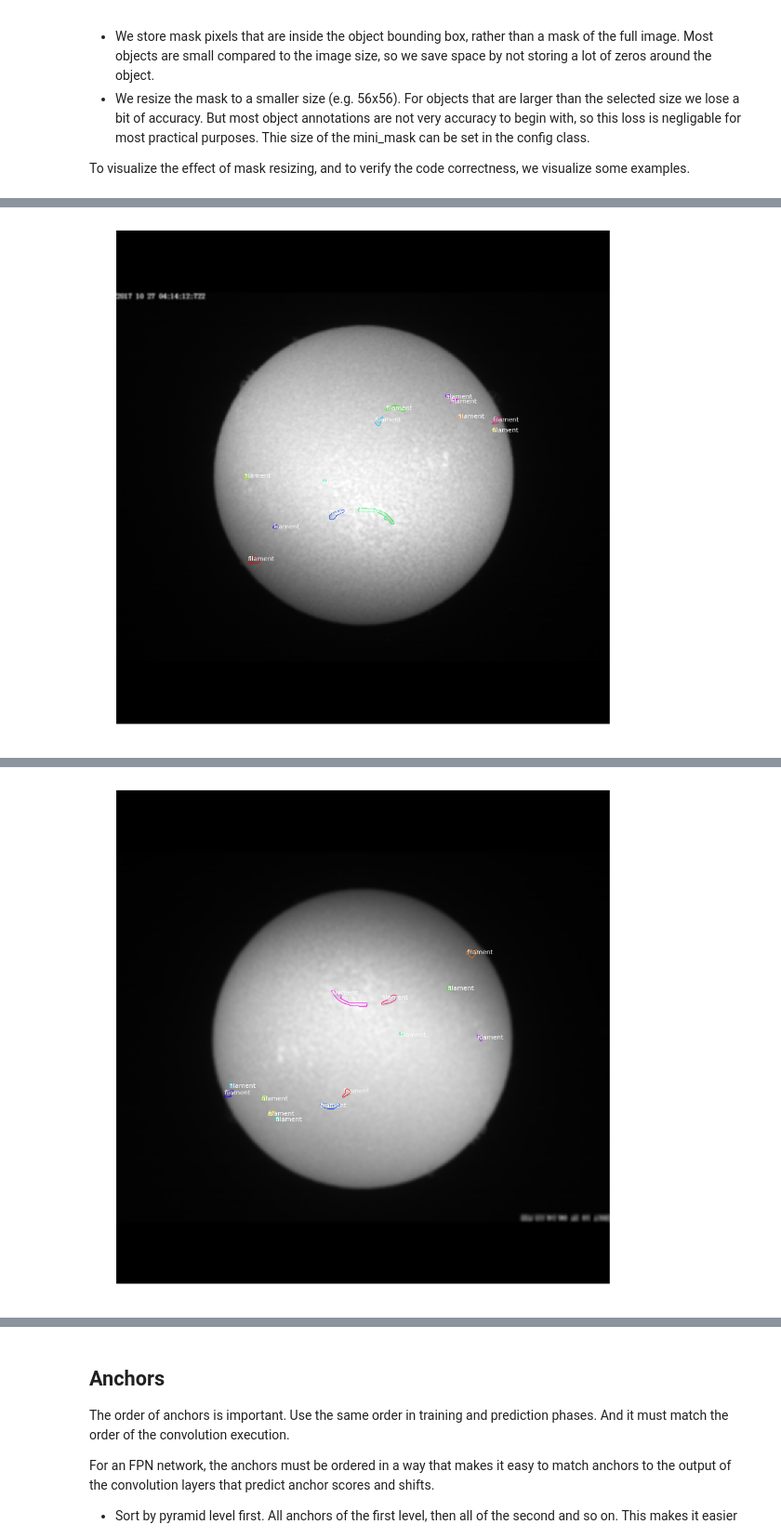
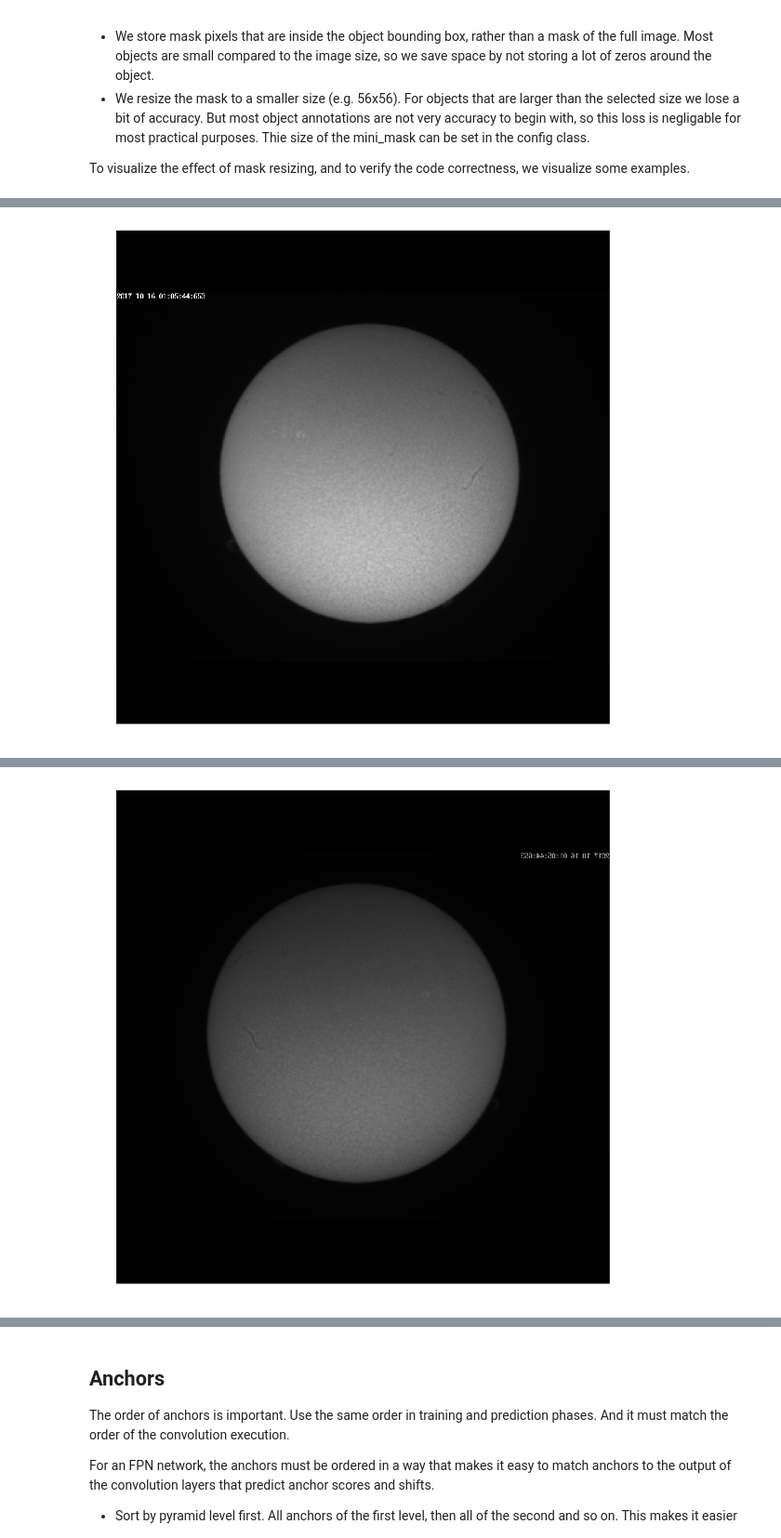
Before and after one commit to onoma-hristy/mrcnn_test_fork, a Jupyter notebook: inspect_filament_data.ipynb, the cells around one changed output, grey strips where cells are left out. Shown at 93% size. Saved outputs shown, nothing was run; the diff lists cells and outputs as text; code cells hidden in the pictures.

Commit message:
1.6 updated augmentation

```diff
--- a/inspect_filament_data.ipynb
+++ b/inspect_filament_data.ipynb
@@ -182,19 +182,28 @@ visualize.display_instances(image, bbox, mask, class_ids, dataset.class_names)
 
 # List of augmentations
 # http://imgaug.readthedocs.io/en/latest/source/augmenters.html
-augmentation = iaa.Sometimes(0.9, [
-    iaa.Fliplr(0.5),
-    iaa.Flipud(0.5),
-    iaa.Multiply((0.8, 1.2)),
-    iaa.GaussianBlur(sigma=(0.0, 5.0))
-])
-
+#augmentation = iaa.Sometimes(0.9, [
+#    iaa.Fliplr(0.5),
+#    iaa.Flipud(0.5),
+#    iaa.Multiply((0.8, 1.2)),
+#    iaa.GaussianBlur(sigma=(0.0, 5.0))
+#])
+augmentation = iaa.SomeOf((0, 4), [
+#        iaa.Fliplr(0.5),
+#        iaa.Flipud(0.5),
+#        iaa.OneOf([iaa.Affine(rotate=90),
+#                   iaa.Affine(rotate=45),
+#                   iaa.Affine(rotate=10),
+#                   iaa.Affine(rotate=5)]),
+        iaa.Multiply((0.6, 0.6)),
+#        iaa.GaussianBlur(sigma=(1.0, 3.0)),
+    ])
 # Load the image multiple times to show augmentations
 limit = 4
 for i in range(limit):
     image, image_meta, class_ids, bbox, mask = modellib.load_image_gt(
-        dataset, config, image_id, use_mini_mask=False, augment=False, augmentation=augmentation)
+        dataset, config, image_id, use_mini_mask=False, augment=True, augmentation=augmentation)
     visualize.display_instances(image, bbox, mask, class_ids,
                                 dataset.class_names,
-                                show_mask=False, show_bbox=False)
+                                show_mask=False, show_bbox=False, ax=None, colors=None, captions=None, show_label=False, show_border=False)
 # %% [output]
@@ -203 +215 @@ for i in range(limit):
-[figure, old version]
+[figure, new version]
@@ -204,4 +217,4 @@ for i in range(limit):
-[figure, old version]
+[figure, new version]
 # %%
 mask = utils.expand_mask(bbox, mask, image.shape)
 visualize.display_instances(image, bbox, mask, class_ids, dataset.class_names)
```
Also changed, not shown: parts of 6 cells of this notebook, 2 other files.
